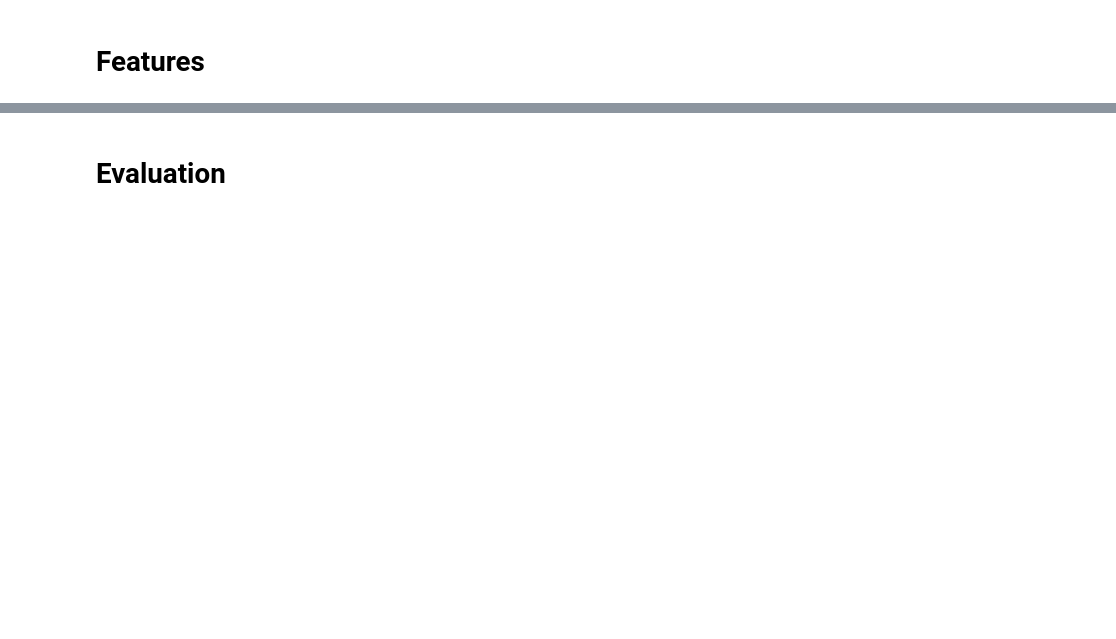
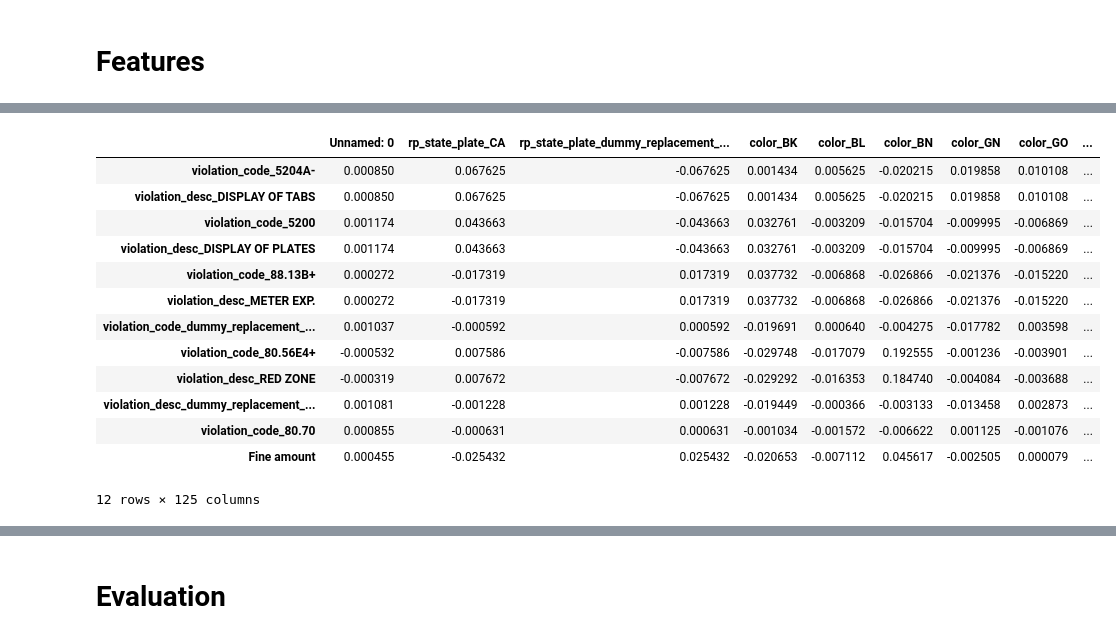
Before and after one commit to tristan00/traffic_citations, a Jupyter notebook: Assessment1.ipynb, the cells around one changed output, grey strips where cells are left out. Saved outputs shown, nothing was run; the diff lists cells and outputs as text; code cells hidden in the pictures; blank space fills up the shorter version.

```diff
--- a/Assessment1.ipynb
+++ b/Assessment1.ipynb
@@ -155,0 +275,20 @@ df_labels.corr().sort_values('lat_long_outlier_score')
+# %%
+df_corr = df_labels.corr()
+# %%
+
+df_corr[(df_corr['Fine amount'] > .1)|(df_corr['Fine amount'] < -.1)].sort_values('Fine amount')
+# %% [output]
+|  | Unnamed: 0 | rp_state_plate_CA | rp_state_plate_dummy_replacement_... | color_BK | color_BL | color_BN | color_GN | color_GO | ... |
+| violation_code_5204A- | 0.000850 | 0.067625 | -0.067625 | 0.001434 | 0.005625 | -0.020215 | 0.019858 | 0.010108 | ... |
+| violation_desc_DISPLAY OF TABS | 0.000850 | 0.067625 | -0.067625 | 0.001434 | 0.005625 | -0.020215 | 0.019858 | 0.010108 | ... |
+| violation_code_5200 | 0.001174 | 0.043663 | -0.043663 | 0.032761 | -0.003209 | -0.015704 | -0.009995 | -0.006869 | ... |
+| violation_desc_DISPLAY OF PLATES | 0.001174 | 0.043663 | -0.043663 | 0.032761 | -0.003209 | -0.015704 | -0.009995 | -0.006869 | ... |
+| violation_code_88.13B+ | 0.000272 | -0.017319 | 0.017319 | 0.037732 | -0.006868 | -0.026866 | -0.021376 | -0.015220 | ... |
+| violation_desc_METER EXP. | 0.000272 | -0.017319 | 0.017319 | 0.037732 | -0.006868 | -0.026866 | -0.021376 | -0.015220 | ... |
+| violation_code_dummy_replacement_... | 0.001037 | -0.000592 | 0.000592 | -0.019691 | 0.000640 | -0.004275 | -0.017782 | 0.003598 | ... |
+| violation_code_80.56E4+ | -0.000532 | 0.007586 | -0.007586 | -0.029748 | -0.017079 | 0.192555 | -0.001236 | -0.003901 | ... |
+| violation_desc_RED ZONE | -0.000319 | 0.007672 | -0.007672 | -0.029292 | -0.016353 | 0.184740 | -0.004084 | -0.003688 | ... |
+| violation_desc_dummy_replacement_... | 0.001081 | -0.001228 | 0.001228 | -0.019449 | -0.000366 | -0.003133 | -0.013458 | 0.002873 | ... |
+| violation_code_80.70 | 0.000855 | -0.000631 | 0.000631 | -0.001034 | -0.001572 | -0.006622 | 0.001125 | -0.001076 | ... |
+| Fine amount | 0.000455 | -0.025432 | 0.025432 | -0.020653 | -0.007112 | 0.045617 | -0.002505 | 0.000079 | ... |
+12 rows × 125 columns
```
Also changed, not shown: parts of 20 cells of this notebook, 2 other files.
